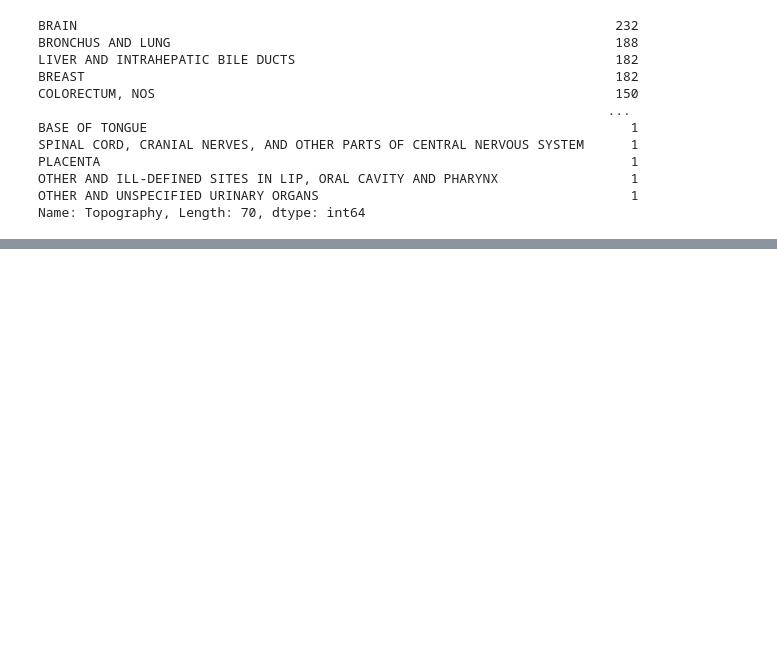
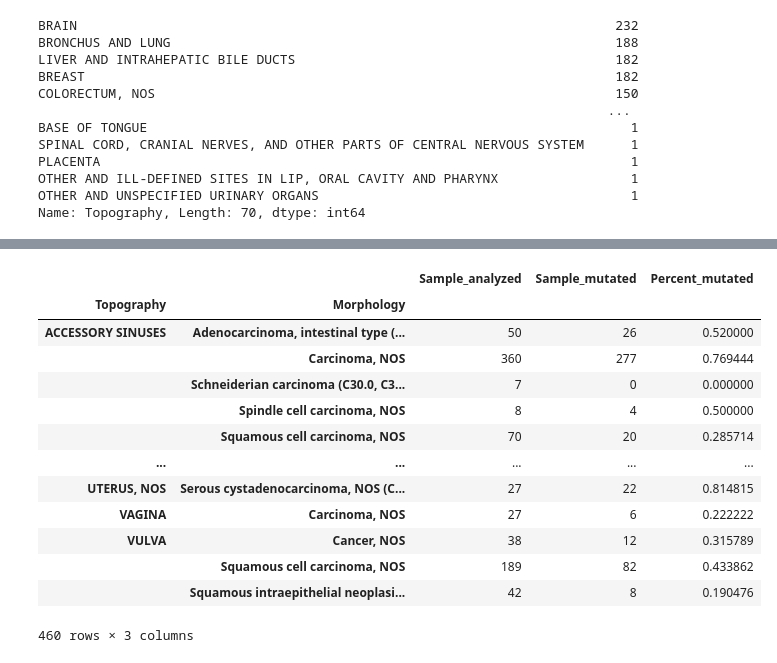
Before and after one commit to cjsindt/BME-5320_Project, a Jupyter notebook: model.ipynb, the cells around one changed output, grey strips where cells are left out. Saved outputs shown, nothing was run; the diff lists cells and outputs as text; code cells hidden in the pictures; blank space fills up the shorter version.

```diff
--- a/model.ipynb
+++ b/model.ipynb
@@ -369,3 +370,23 @@ display(mutated_by_morphology.sort_values(by=['Sample_analyzed'], ascending=0))
 | Papillary carcinoma in situ | 1 | 0 | 0.000000 |
 | Urothelial papilloma, NOS | 1 | 0 | 0.000000 |
 245 rows × 3 columns
+# %%
+# stats on what percent of samples showed mutations grouped by both topography and morphology
+mutated_by_both = prevalence_data.groupby(by=['Topography', 'Morphology'])['Sample_analyzed', 'Sample_mutated'].sum()
+mutated_by_both['Percent_mutated'] = [(row.Sample_mutated/row.Sample_analyzed) for index, row in mutated_by_both.iterrows()]
+display(mutated_by_both)
+# %% [output]
+|  |  | Sample_analyzed | Sample_mutated | Percent_mutated |
+| Topography | Morphology |  |  |  |
+| ACCESSORY SINUSES | Adenocarcinoma, intestinal type (... | 50 | 26 | 0.520000 |
+|  | Carcinoma, NOS | 360 | 277 | 0.769444 |
+|  | Schneiderian carcinoma (C30.0, C3... | 7 | 0 | 0.000000 |
+|  | Spindle cell carcinoma, NOS | 8 | 4 | 0.500000 |
+|  | Squamous cell carcinoma, NOS | 70 | 20 | 0.285714 |
+| ... | ... | ... | ... | ... |
+| UTERUS, NOS | Serous cystadenocarcinoma, NOS (C... | 27 | 22 | 0.814815 |
+| VAGINA | Carcinoma, NOS | 27 | 6 | 0.222222 |
+| VULVA | Cancer, NOS | 38 | 12 | 0.315789 |
+|  | Squamous cell carcinoma, NOS | 189 | 82 | 0.433862 |
+|  | Squamous intraepithelial neoplasi... | 42 | 8 | 0.190476 |
+460 rows × 3 columns
```
Also changed, not shown: parts of 9 cells of this notebook.
